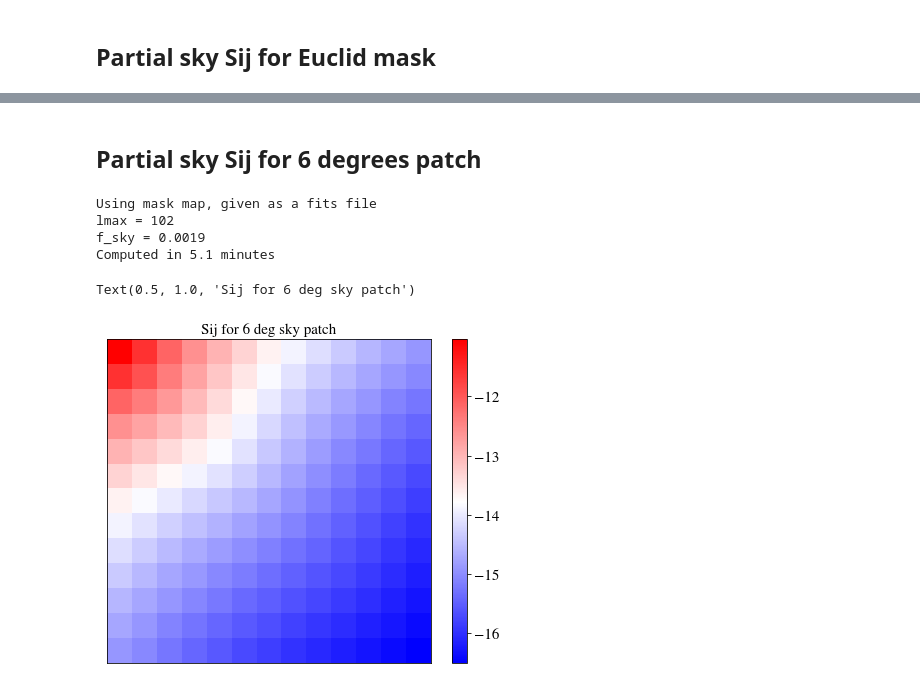
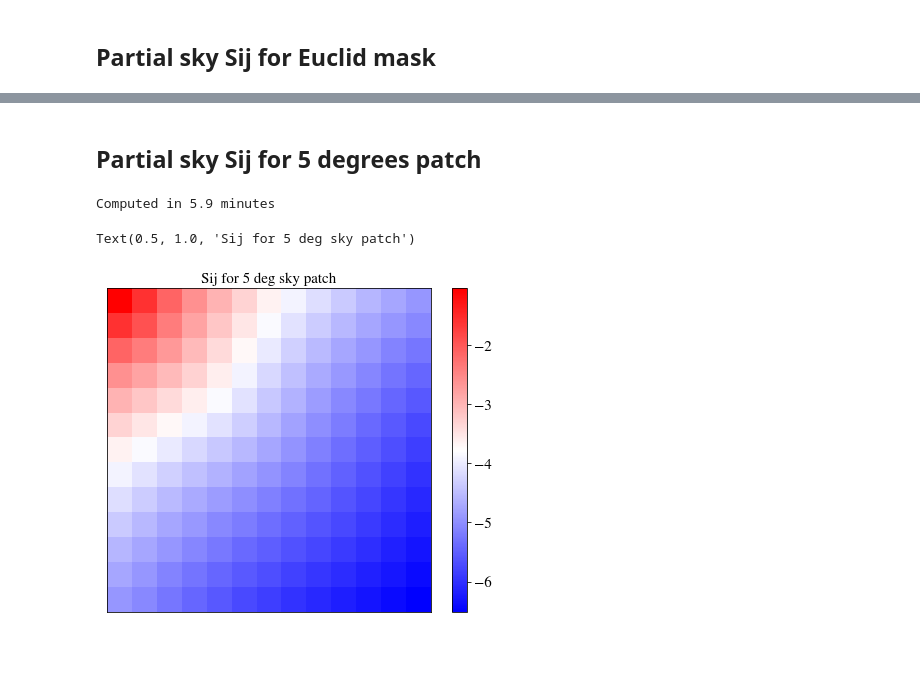
Before and after one commit to fabienlacasa/PySSC, a Jupyter notebook: Partsky_examples.ipynb, the cells around one changed output, grey strips where cells are left out. Cells and saved outputs as stored; diff of their text form; code cells hidden in the pictures; blank space fills up the shorter version.

```diff
--- a/Partsky_examples.ipynb
+++ b/Partsky_examples.ipynb
@@ -131,25 +145,22 @@ Text(0.5, 1.0, 'Sij for Euclid mask')
 # %% [markdown]
-## Partial sky Sij for 6 degrees patch
+## Partial sky Sij for 5 degrees patch
 # %%
 t0 = time.clock()
-Sijw_part_6d = PySSC.Sij_psky(z_arr,windows_T,mask='./masks/circular-mask_5deg.fits')
+Sijw_part_5d = PySSC.Sij_psky(z_arr,windows_T,mask='./masks/circular-mask_5deg.fits')
 t1 = time.clock()
 print('Computed in %.1f minutes' %((t1-t0)/60))
 # %% [output]
-Using mask map, given as a fits file
-lmax = 102
-f_sky = 0.0019
-Computed in 5.1 minutes
+Computed in 5.9 minutes
 # %%
 #Plotting
 fig = plt.figure(figsize=(6.,5))
 ax = fig.add_axes([0.05,0.05,0.75,0.9])
-P = ax.imshow(np.log(abs(Sijw_part_6d)),interpolation='none',cmap='bwr',extent=[zmin,zmax,zmax,zmin])
+P = ax.imshow(np.log(abs(Sijw_part_5d)),interpolation='none',cmap='bwr',extent=[zmin,zmax,zmax,zmin])
 plt.xticks([]) ; plt.yticks([])
 ax1 = fig.add_axes([0.85, 0.05, 0.035, 0.9])
 cbar = plt.colorbar(P,ax1)
 cbar.ax.tick_params(labelsize=15)
-ax.set_title('Sij for 6 deg sky patch',fontsize=15)
+ax.set_title('Sij for 5 deg sky patch',fontsize=15)
 # %% [output]
-Text(0.5, 1.0, 'Sij for 6 deg sky patch')
+Text(0.5, 1.0, 'Sij for 5 deg sky patch')
-[figure, old version]
+[figure, new version]
```
Also changed, not shown: parts of 12 cells of this notebook, 1 other file.
